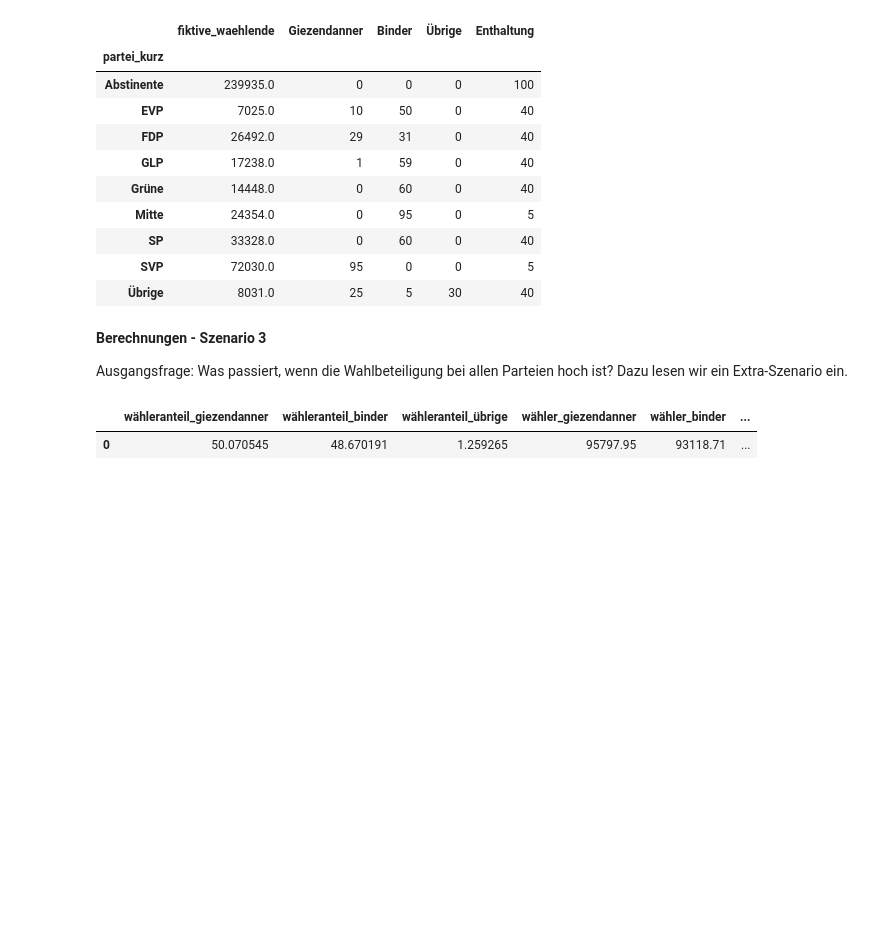
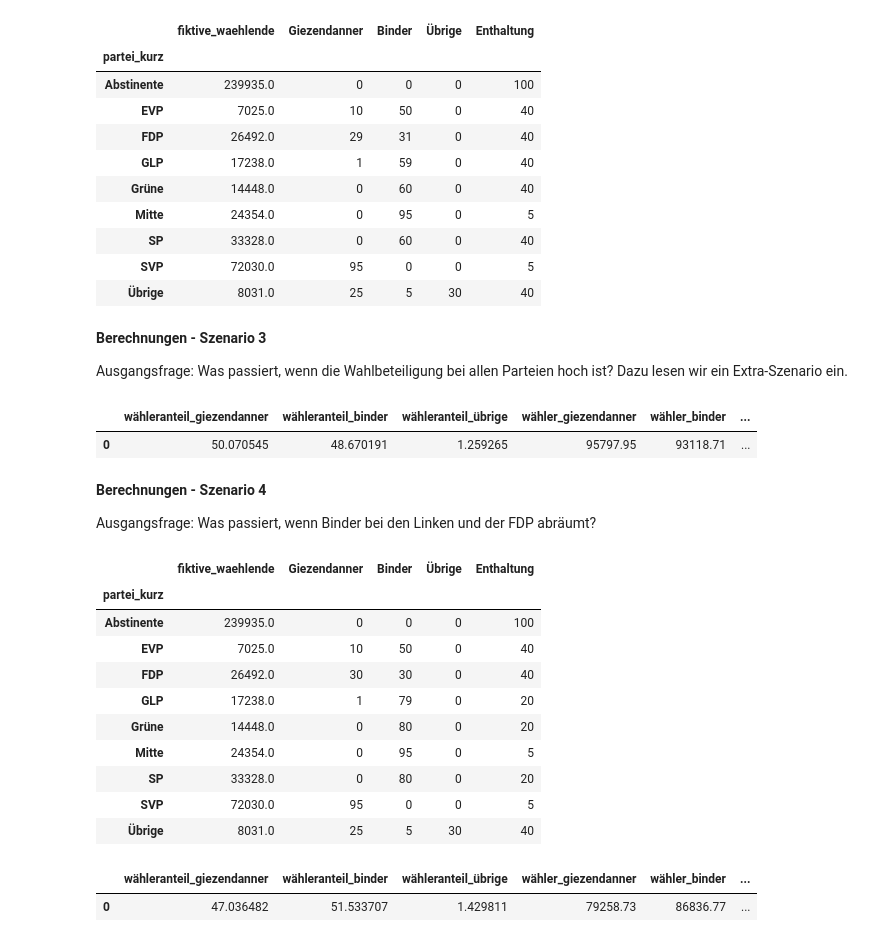
Before and after one commit to makwal/2023_10_staenderat_simulation, a Jupyter notebook: simulation.ipynb, the cells around one changed output. Saved outputs shown, nothing was run; the diff lists cells and outputs as text; code cells hidden in the pictures; blank space fills up the shorter version.

```diff
--- a/simulation.ipynb
+++ b/simulation.ipynb
@@ -304,3 +308,34 @@ df_ergebnis_temp3
 # %% [output]
 |  | wähleranteil_giezendanner | wähleranteil_binder | wähleranteil_übrige | wähler_giezendanner | wähler_binder | ... |
 | 0 | 50.070545 | 48.670191 | 1.259265 | 95797.95 | 93118.71 | ... |
+# %% [markdown]
+**Berechnungen - Szenario 4**
+
+Ausgangsfrage: Was passiert, wenn Binder bei den Linken und der FDP abräumt?
+# %%
+df_szenario4 = df.copy()
+
+df_szenario_extra4 = pd.read_excel('szenario_pro_binder.xlsx')
+
+df_szenario4 = df_szenario4[['fiktive_waehlende']].join(df_szenario_extra4.set_index('Partei'))
+
+df_ergebnis_temp4 = ergebnis_rechner(df_szenario4)
+# %%
+df_szenario4
+# %% [output]
+|  | fiktive_waehlende | Giezendanner | Binder | Übrige | Enthaltung |
+| partei_kurz |  |  |  |  |  |
+| Abstinente | 239935.0 | 0 | 0 | 0 | 100 |
+| EVP | 7025.0 | 10 | 50 | 0 | 40 |
+| FDP | 26492.0 | 30 | 30 | 0 | 40 |
+| GLP | 17238.0 | 1 | 79 | 0 | 20 |
+| Grüne | 14448.0 | 0 | 80 | 0 | 20 |
+| Mitte | 24354.0 | 0 | 95 | 0 | 5 |
+| SP | 33328.0 | 0 | 80 | 0 | 20 |
+| SVP | 72030.0 | 95 | 0 | 0 | 5 |
+| Übrige | 8031.0 | 25 | 5 | 30 | 40 |
+# %%
+df_ergebnis_temp4
+# %% [output]
+|  | wähleranteil_giezendanner | wähleranteil_binder | wähleranteil_übrige | wähler_giezendanner | wähler_binder | ... |
+| 0 | 47.036482 | 51.533707 | 1.429811 | 79258.73 | 86836.77 | ... |
```
Also changed, not shown: parts of 1 cell of this notebook, 1 other file.
